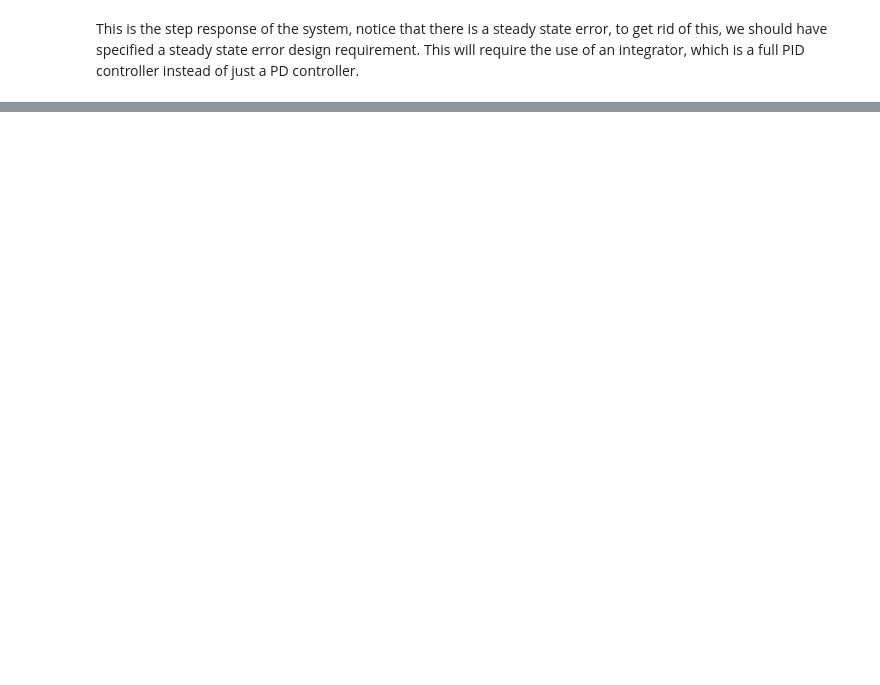
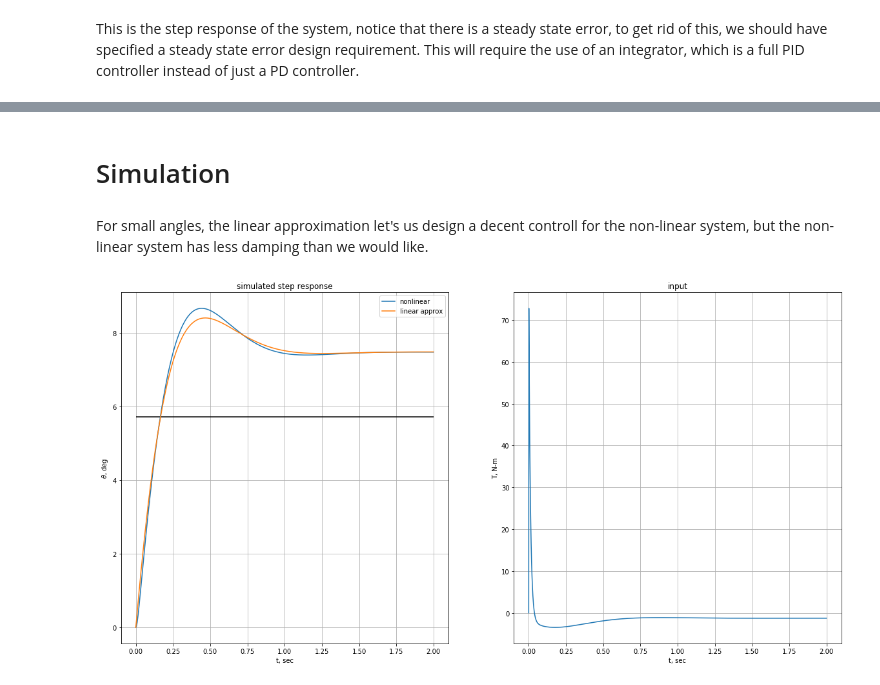
Before and after one commit to jgoppert/aae364_notebook, a Jupyter notebook: Pendulum.ipynb, the cells around one changed output, grey strips where cells are left out. Cells and saved outputs as stored; diff of their text form; code cells hidden in the pictures; blank space fills up the shorter version.

```diff
--- a/Pendulum.ipynb
+++ b/Pendulum.ipynb
@@ -185,0 +195,21 @@ Text(0.5, 1.0, 'unit step response')
+# %% [markdown]
+# Simulation
+# %%
+class Controller:
+    """
+    Implements a discrete state space model.
+    """
+
+    def __init__(self, A, B, C, D, dt):
+        self.A = A
+        self.B = B
+        self.C = C
+        self.D = D
+        self.x = np.zeros((np.shape(A)[0], 1))
+
+    def update(self, u):
+        self.x = self.A*self.x + self.B*u
+        return self.C*self.x + self.D*u
+
+    def reset(self):
+        self.x = 0
@@ -185,0 +283,8 @@ Text(0.5, 1.0, 'unit step response')
+# %% [markdown]
+For small angles, the linear approximation let's us design a decent controll for the non-linear system, but the non-linear system has less damping than we would like.
+# %%
+r = 0.1
+sim_data = do_sim(r, H, 0.001)
+plot_sim(r, t_step, y_step, sim_data)
+# %% [output]
+[figure, added]
```
Also changed, not shown: parts of 16 cells of this notebook.
